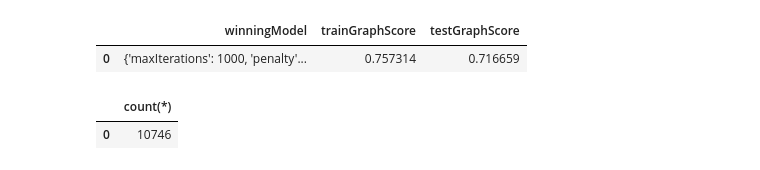
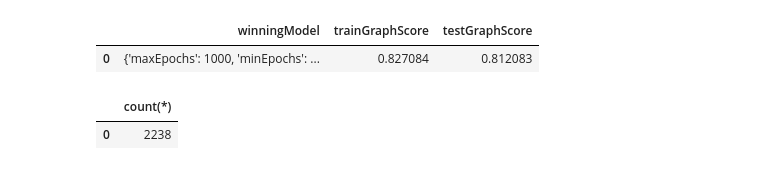
Before and after one commit to lqst/notebooks, a Jupyter notebook: paysim-demo.ipynb, the cells around one changed output. Cells and saved outputs as stored; diff of their text form; code cells hidden in the pictures.

```diff
--- a/paysim-demo.ipynb
+++ b/paysim-demo.ipynb
@@ -152,7 +170,7 @@ with driver.session(database = DB_NAME) as session:
 # %%
 # Save louvain results
 with driver.session(database = DB_NAME) as session:
-    result = session.read_transaction( lambda tx:
+    result = session.write_transaction( lambda tx:
         tx.run(
         """
         CALL gds.louvain.write('client_graph',{
@@ -205,14 +252,14 @@ with driver.session(database = DB_NAME) as session:
 # %%
 # Create node embedding with FastRP
 with driver.session(database = DB_NAME) as session:
-    result = session.read_transaction( lambda tx:
+    result = session.write_transaction( lambda tx:
         tx.run(
         """
         CALL gds.fastRP.write('client_graph',{
             nodeLabels:['Client'],
             relationshipTypes:['TRANSACTED_WITH'],
             relationshipWeightProperty:'amount',
-            embeddingDimension:50,
+            embeddingDimension:8,
             writeProperty:'embedding'
         })
         """
@@ -226,7 +273,7 @@ with driver.session(database = DB_NAME) as session:
 # %%
 # Define our model data and also get the node embeddings back to python
 with driver.session(database = DB_NAME) as session:
-    result = session.read_transaction( lambda tx:
+    result = session.write_transaction( lambda tx:
         tx.run(
             """
             MATCH (c:Client) WHERE c.is_fraudster=0 OR c.is_fraudster=1
@@ -281,0 +393,25 @@ plt.show()
+# %%
+# Calculate some additional "graph features" using cypher
+with driver.session(database = DB_NAME) as session:
+    result = session.write_transaction( lambda tx:
+        tx.run(
+            """
+            MATCH (c:Client)-[:PERFORMED]->(t:Transaction)
+            WITH c, count(t) as num_transaction, sum(t.amount) as total_transaction_volume
+            SET c.num_transactions=num_transaction, c.total_transaction_amnt=total_transaction_volume;
+            """
+        ).data()
+    )
+    df = pd.DataFrame(result)
+    display(df)
+    result = session.write_transaction( lambda tx:
+        tx.run(
+            """
+            MATCH (c:Client)-[:PERFORMED]->(t:Transaction{fraud:true})
+            WITH c, count(t) as num_frauds
+            SET c.num_frauds=num_frauds;
+            """
+        ).data()
+    )
+    df = pd.DataFrame(result)
+    display(df)
@@ -314,40 +453,40 @@ with driver.session(database = DB_NAME) as session:
 # %%
 # Train node classification & pick the best model
 with driver.session(database = DB_NAME) as session:
     result = session.read_transaction( lambda tx:
         tx.run(
             """
             CALL gds.alpha.ml.nodeClassification.train('fraud_graph', {
             nodeLabels: ['Client'],
             modelName: 'fraud-model',
             featureProperties: ['embedding', 'triangles','num_frauds','num_transactions','pageRank'],
             targetProperty: 'is_fraudster',
             metrics: ['F1_WEIGHTED','ACCURACY'],
             holdoutFraction: 0.2,
             validationFolds: 5,
             randomSeed: 2,
             params: [
-                {penalty: 0, maxIterations: 1000},
-                {penalty: 0.5, maxIterations: 1000},
-                {penalty: 1.0, maxIterations: 1000}
+                {penalty: 0, maxEpochs: 1000},
+                {penalty: 0.5, maxEpochs: 1000},
+                {penalty: 1.0, maxEpochs: 1000}
                 ]
                 }) YIELD modelInfo
             RETURN
             modelInfo.bestParameters AS winningModel,
             modelInfo.metrics.F1_WEIGHTED.outerTrain AS trainGraphScore,
             modelInfo.metrics.F1_WEIGHTED.test AS testGraphScore
             """
         ).data()
     )
     df = pd.DataFrame(result)
     display(df)
 # %% [output]
 |  | winningModel | trainGraphScore | testGraphScore |
-| 0 | {'maxIterations': 1000, 'penalty'... | 0.757314 | 0.716659 |
+| 0 | {'maxEpochs': 1000, 'minEpochs': ... | 0.827084 | 0.812083 |
 # %%
 # Label the data we want to make predictions on
 with driver.session(database = DB_NAME) as session:
-    result = session.read_transaction( lambda tx:
+    result = session.write_transaction( lambda tx:
         tx.run(
             """
             MATCH (c:Client) WHERE NOT c:model_data SET c:predict_data
@@ -359,7 +498,7 @@ with driver.session(database = DB_NAME) as session:
     display(df)
 # %% [output]
 |  | count(*) |
-| 0 | 10746 |
+| 0 | 2238 |
 # %%
 # Create projection with predict_data
 with driver.session(database = DB_NAME) as session:
```
Also changed, not shown: parts of 23 cells of this notebook, 1 other file.
